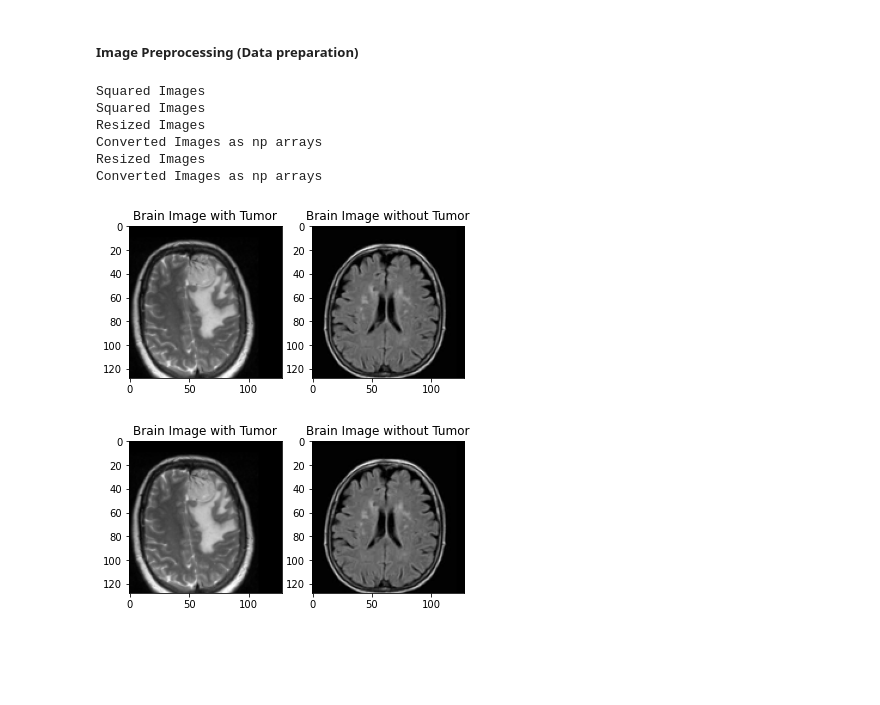
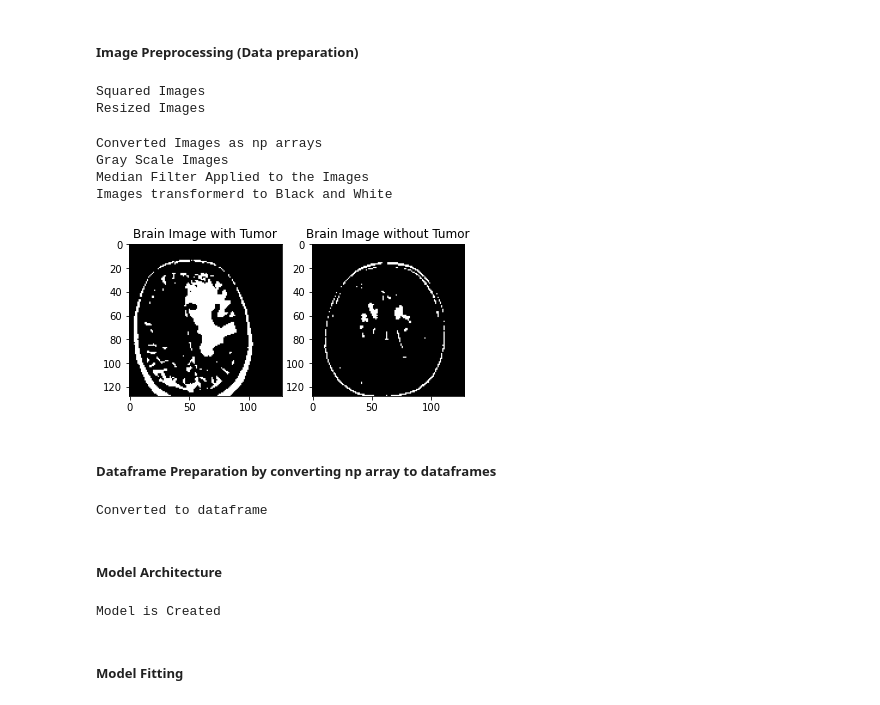
Before and after one commit to khairnardevashish/Brain-Tumor-Detections---Image-Processing, a Jupyter notebook: Source/Code.ipynb, the cells around one changed output. Saved outputs shown, nothing was run; the diff lists cells and outputs as text; code cells hidden in the pictures; blank space fills up the shorter version.

Commit message:
Created Model and Implemented

```diff
--- a/Source/Code.ipynb
+++ b/Source/Code.ipynb
@@ -118,14 +117,53 @@ def preparation(images_y, images_n):
 
     images_y, images_n = image_to_nparray(images_y), image_to_nparray(images_n)
     print('Converted Images as np arrays')
+
+    '''
+    func image_to_gray_scale -->
+    Convert images to gray scale images
+    '''
+    def images_to_gray_scale(list_of_images):
+        return [cv2.cvtColor(img, cv2.COLOR_BGR2GRAY) for img in list_of_images]
+
+    images_y, images_n = images_to_gray_scale(images_y), images_to_gray_scale(images_n)
+    print("Gray Scale Images")
+    show_images(images_y[images_to_show[0]], images_n[images_to_show[1]], '3-grayscale.png')
+
+    '''
+    func median_filter -->
+    To apply filter to soften the images
+    '''
+    def median_filter(list_of_images):
+        return [cv2.medianBlur(img,1) for img in list_of_images]
+
+    images_y, images_n = median_filter(images_y), median_filter(images_n)
+    print("Median Filter Applied to the Images")
+    show_images(images_y[images_to_show[0]], images_n[images_to_show[1]], '4-filtered.png')
+
+    '''
+    func images_to_bandw -->
+    To transform list of images to black and white
+    Threashold-> 0 is black, 255 is white. so threshold is 127
+    above 127 is white and below is black
+    '''
+
+    def images_to_bandw(list_of_images):
+        return [cv2.threshold(img, 127,255, cv2.THRESH_BINARY)[1] for img in list_of_images]
+
+    images_y, images_n = images_to_bandw(images_y), images_to_bandw(images_n)
+    print("Images transformerd to Black and White")
+    show_images(images_y[images_to_show[0]], images_n[images_to_show[1]], '5-BandW.png')
+
+    return images_y, images_n
 # %%
-preparation(images_y, images_n)
+images_y, images_n = preparation(images_y, images_n)
 # %% [output]
-Squared Images
 Squared Images
 Resized Images
-Converted Images as np arrays
-Resized Images
-Converted Images as np arrays
+Converted Images as np arrays
+Gray Scale Images
+Median Filter Applied to the Images
+Images transformerd to Black and White
-[figure, old version]
+[figure, new version]
-[figure, removed]
+# %% [markdown]
+##### Dataframe Preparation by converting np array to dataframes
@@ -131,0 +202,6 @@ Converted Images as np arrays
+# %%
+X_train, X_test, y_train, y_test, img_rows, img_cols = dataframe_preparation(images_y, images_n)
+# %% [output]
+Converted to dataframe
+# %% [markdown]
+##### Model Architecture
@@ -131,0 +258,6 @@ Converted Images as np arrays
+# %%
+model, X_train, X_test, y_train, y_test = neural_network_architecture(X_train, X_test, y_train, y_test, img_rows, img_cols)
+# %% [output]
+Model is Created
+# %% [markdown]
+##### Model Fitting
```
Also changed, not shown: parts of 9 cells of this notebook, 4 other files.
